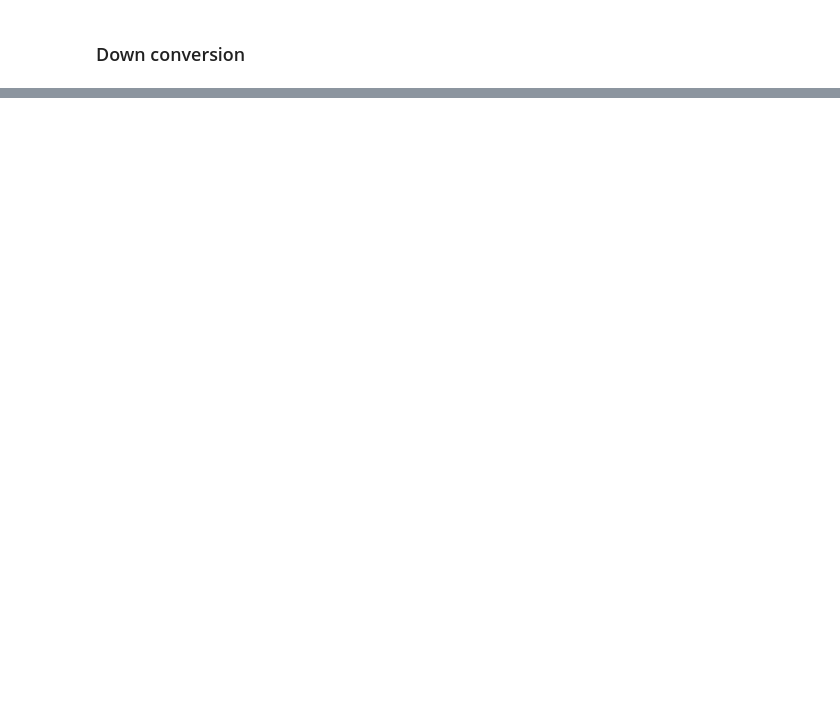
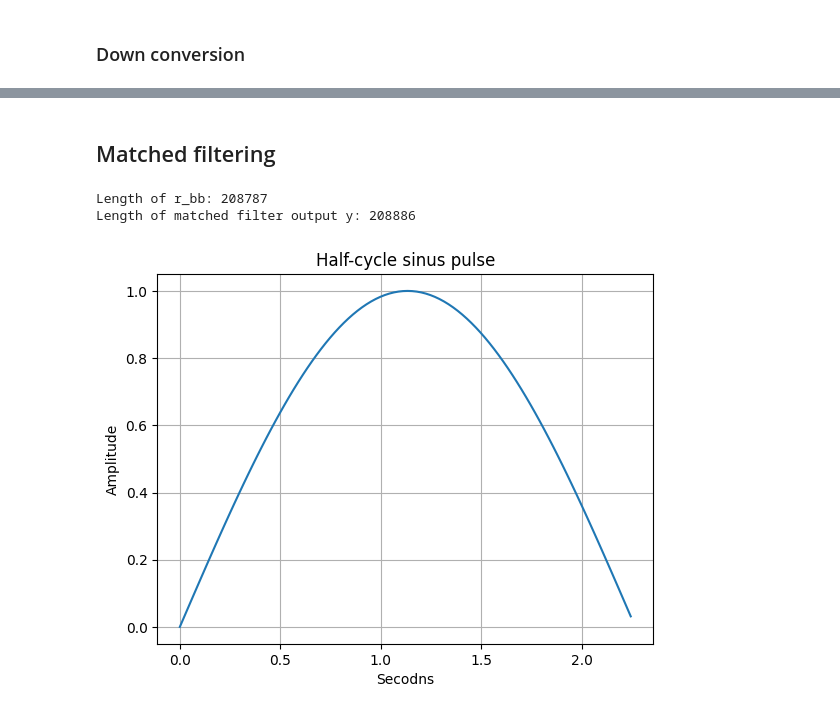
Before and after one commit to axellangenskiold/eitn21, a Jupyter notebook: assignment1_axel_task2.ipynb, the cells around one changed output, grey strips where cells are left out. Saved outputs shown, nothing was run; the diff lists cells and outputs as text; code cells hidden in the pictures; blank space fills up the shorter version.

Commit message:
task2 mid

```diff
--- a/assignment1_axel_task2.ipynb
+++ b/assignment1_axel_task2.ipynb
@@ -59,0 +58,26 @@ First few samples:
+# %% [markdown]
+## Matched filtering
+# %%
+# Half-cycle sinus pulse, same as Task 1
+t_pulse = np.arange(Ns) / fs
+p = np.sin(np.pi * t_pulse / Ts)
+
+# Matched filter impulse response is time-reversed pulse
+h = p[::-1]
+
+# Apply matched filter to complex baseband signal
+y = np.convolve(r_bb, h, mode="full")
+
+print("Length of r_bb:", len(r_bb))
+print("Length of matched filter output y:", len(y))
+
+plt.plot(t_pulse * 1000, p)
+plt.title("Half-cycle sinus pulse")
+plt.xlabel("Secodns")
+plt.ylabel("Amplitude")
+plt.grid()
+plt.show()
+# %% [output]
+Length of r_bb: 208787
+Length of matched filter output y: 208886
+[figure, added]
```
Also changed, not shown: parts of 5 cells of this notebook.
